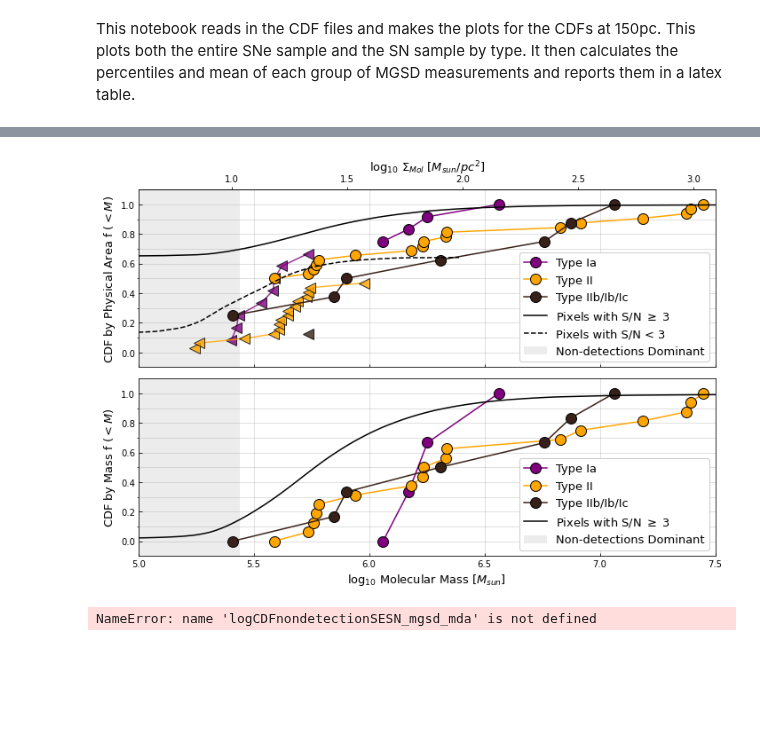
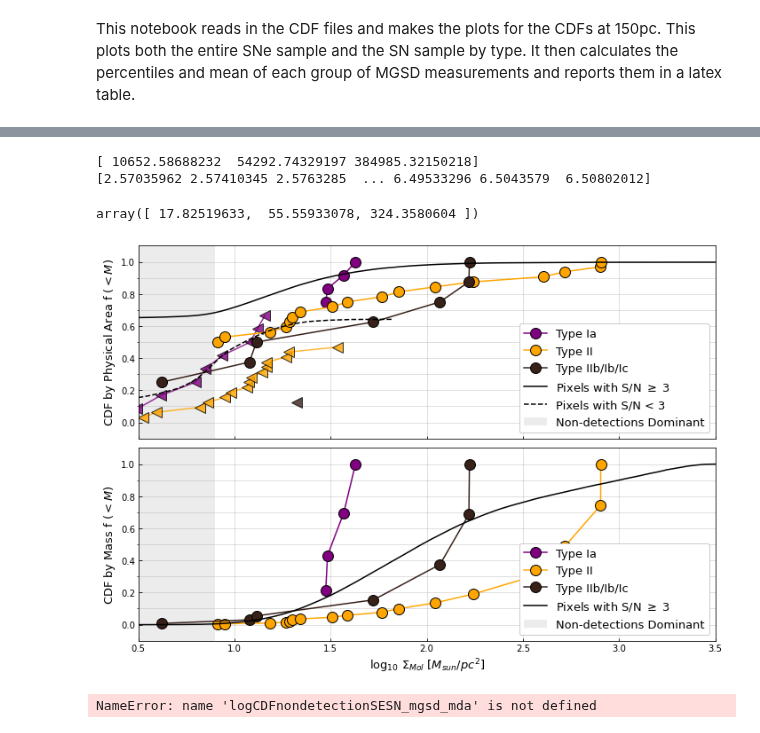
Before and after one commit to NessMayker/SNeCO, a Jupyter notebook: Code/3.2b_Plots_CDFs_150pc.ipynb, the cells around one changed output, grey strips where cells are left out. Drawn from its saved outputs; the diff is of its cells as text; code cells hidden in the pictures; blank space fills up the shorter version.

Commit message:
fixed cdf by mass plots

```diff
--- a/Code/3.2b_Plots_CDFs_150pc.ipynb
+++ b/Code/3.2b_Plots_CDFs_150pc.ipynb
@@ -279,55 +309,62 @@ plt.close()
+# %%
+print(logCDFAP_D_only_M_PP_per)
+keep = np.isfinite(np.log10(AP_D_M_PP_x))
+logTest= np.log10(AP_D_M_PP_x)[keep]
+print(logTest)
+logCDFAP_D_only_SM_per
+# %% [output]
+[ 10652.58688232  54292.74329197 384985.32150218]
+[2.57035962 2.57410345 2.5763285  ... 6.49533296 6.5043579  6.50802012]
+array([ 17.82519633,  55.55933078, 324.3580604 ])
 # %%
 # Single Plot Sun+20 Alpha - All Types!
 fontsize=13
 ms = 12
 
 fig, axs = plt.subplots(2,1, sharex=True)
 fig.set_figheight(7)
 fig.set_figwidth(10)
-secax = axs[0].secondary_xaxis('top', functions=(mass2mgsd, mgsd2mass))
-secax.set_xlabel(r'$\log_{10}$ $\Sigma_{Mol}$ $[M_{sun}/pc^2]$', fontsize=fontsize)
+# secax = axs[0].secondary_xaxis('top', functions=(mass2mgsd, mgsd2mass))
+# secax.set_xlabel(r'$\log_{10}$ $\Sigma_{Mol}$ $[M_{sun}/pc^2]$', fontsize=fontsize)
 axs[0].set_ylabel(r'CDF by Physical Area f $ (<M$)', fontsize=fontsize)
-axs[0].axvspan(xmin=4.5,xmax=5.44155, facecolor="gray", alpha=0.15, zorder=0, label="Non-detections Dominant")
-axs[0].set_xlim(4.5, 7.5)
+axs[0].axvspan(xmin=0.5, xmax=np.log10(7.9), facecolor="gray", alpha=0.15, label = "Non-detections Dominant")
+axs[0].set_xlim(0.5, 3.5)
 axs[0].set_ylim(-0.1, 1.1)
-axs[0].plot(logCDFSN_D_M_Ia_x, CDFSN_D_M_Ia_y, marker = 'o', ms = ms, color = "purple",mec='black', alpha = 1.0, label="Type Ia")
-axs[0].plot(logCDFSN_ND_M_Ia_x, CDFSN_ND_M_Ia_y, marker = '<',color = "purple", mec='black', ms = ms, alpha = 0.8)
+axs[0].plot(logCDFSN_D_SM_Ia_x, CDFSN_D_SM_Ia_y, marker = 'o', ms = ms, color = "purple",mec='black', alpha = 1.0, label="Type Ia")
+axs[0].plot(logCDFSN_ND_SM_Ia_x, CDFSN_ND_SM_Ia_y, marker = '<',color = "purple", mec='black', ms = ms, alpha = 0.8)
 
-axs[0].plot(logCDFSN_D_M_II_x, CDFSN_D_M_II_y, marker = 'o', ms = ms, color = "orange", mec='black', alpha = 1.0, label="Type II")
-axs[0].plot(logCDFSN_ND_M_II_x, CDFSN_ND_M_II_y, marker = '<',color = "orange",mec='black', ms = ms, alpha = 0.8)
+axs[0].plot(logCDFSN_D_SM_II_x, CDFSN_D_SM_II_y, marker = 'o', ms = ms, color = "orange", mec='black', alpha = 1.0, label="Type II")
+axs[0].plot(logCDFSN_ND_SM_II_x, CDFSN_ND_SM_II_y, marker = '<',color = "orange",mec='black', ms = ms, alpha = 0.8)
 
-axs[0].plot(logCDFSN_D_M_SESN_x, CDFSN_D_M_SESN_y, marker = 'o', ms = ms, color = color3of3,mec='black', alpha = 1.0, label="Type IIb/Ib/Ic")
-axs[0].plot(logCDFSN_ND_M_SESN_x, CDFSN_ND_M_SESN_y, marker = '<',color = color3of3,mec='black', ms = ms, alpha = 0.8)
-axs[0].plot(logCDFAP_D_M_x, AP_D_M_PP_y, color = 'black', linestyle = '-', label = 'Pixels with S/N $\geq$ 3')
-axs[0].plot(logCDFAP_ND_M_x, AP_ND_M_PP_y, color = 'black', linestyle = '--', label = 'Pixels with S/N < 3')
+axs[0].plot(logCDFSN_D_SM_SESN_x, CDFSN_D_SM_SESN_y, marker = 'o', ms = ms, color = color3of3,mec='black', alpha = 1.0, label="Type IIb/Ib/Ic")
+axs[0].plot(logCDFSN_ND_SM_SESN_x, CDFSN_ND_SM_SESN_y, marker = '<',color = color3of3,mec='black', ms = ms, alpha = 0.8)
+axs[0].plot(logCDFAP_D_SM_x, AP_D_SM_PP_y, color = 'black', linestyle = '-', label = 'Pixels with S/N $\geq$ 3')
+axs[0].plot(logCDFAP_ND_SM_x, AP_ND_SM_PP_y, color = 'black', linestyle = '--', label = 'Pixels with S/N < 3')
 
-axs[0].xaxis.set_minor_locator(minor_locator)
 axs[0].yaxis.set_minor_locator(minor_locator)
 axs[0].grid(which='both', alpha=0.5)
 axs[0].legend(frameon=True,loc='lower right', facecolor='white', framealpha=1, fontsize=fontsize)
 axs[0].tick_params(axis='both', direction = "in")
 
-axs[1].set_xlabel(r'$\log_{10}$ Molecular Mass [$M_{sun}$]', fontsize=fontsize)
+axs[1].set_xlabel(r'$\log_{10}$ $\Sigma_{Mol}$ $[M_{sun}/pc^2]$', fontsize=fontsize)
 axs[1].set_ylabel(r'CDF by Mass f $ (<M$)', fontsize=fontsize)
-axs[1].axvspan(xmin=4.5,xmax=5.44155, facecolor="gray", alpha=0.15, zorder=0, label="Non-detections Dominant")
-axs[1].set_xlim(5, 7.5)
+axs[1].axvspan(xmin=0.5, xmax=np.log10(7.9), facecolor="gray", alpha=0.15, label = "Non-detections Dominant")
+axs[1].set_xlim(0.5, 3.5)
 axs[1].set_ylim(-0.1, 1.1)
-axs[1].plot(logCDFSN_D_only_M_Ia_x, logCDFSN_D_only_M_Ia_y, marker = 'o', ms = ms, color = "purple",mec='black', alpha = 1.0, label="Type Ia")
-axs[1].plot(logCDFSN_D_only_M_II_x, logCDFSN_D_only_M_II_y, marker = 'o', ms = ms, color = "orange", mec='black', alpha = 1.0, label="Type II")
-axs[1].plot(logCDFSN_D_only_M_SESN_x, logCDFSN_D_only_M_SESN_y, marker = 'o', ms = ms, color = color3of3,mec='black', alpha = 1.0, label="Type IIb/Ib/Ic")
-axs[1].plot(logCDFAP_D_only_M_x, logCDFAP_D_only_M_PP_y, color = 'black', linestyle = '-', label = 'Pixels with S/N $\geq$ 3')
-
-axs[1].xaxis.set_minor_locator(minor_locator)
+axs[1].plot(logCDFSN_D_only_SM_Ia_x, logCDFSN_D_only_SM_Ia_y, marker = 'o', ms = ms, color = "purple",mec='black', alpha = 1.0, label="Type Ia")
+axs[1].plot(logCDFSN_D_only_SM_II_x, logCDFSN_D_only_SM_II_y, marker = 'o', ms = ms, color = "orange", mec='black', alpha = 1.0, label="Type II")
+axs[1].plot(logCDFSN_D_only_SM_SESN_x, logCDFSN_D_only_SM_SESN_y, marker = 'o', ms = ms, color = color3of3,mec='black', alpha = 1.0, label="Type IIb/Ib/Ic")
+axs[1].plot(logCDFAP_D_only_SM_x, logCDFAP_D_only_SM_PP_y, color = 'black', linestyle = '-', label = 'Pixels with S/N $\geq$ 3')
 axs[1].yaxis.set_minor_locator(minor_locator)
 axs[1].grid(which='both', alpha=0.5)
 axs[1].legend(frameon=True,loc='lower right', facecolor='white', framealpha=1, fontsize=fontsize)
 axs[1].tick_params(axis='both', direction = "in")
 plt.tight_layout()
 plt.savefig('../Figures/CDF_Mass_ByType.png', dpi=300)
 plt.show()
 plt.close()
 # %% [output]
-[figure, old version]
+[figure, new version]
 # %%
 # Edited until here - CDFs all have different naming scheme now, below code will not run until names changed
 # %%
```
Also changed, not shown: parts of 6 cells of this notebook, 14 other files.
